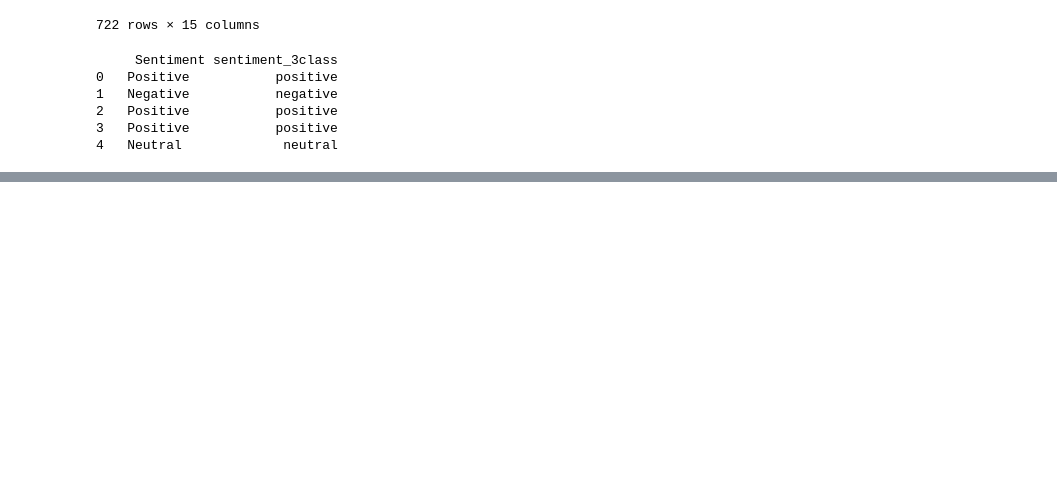
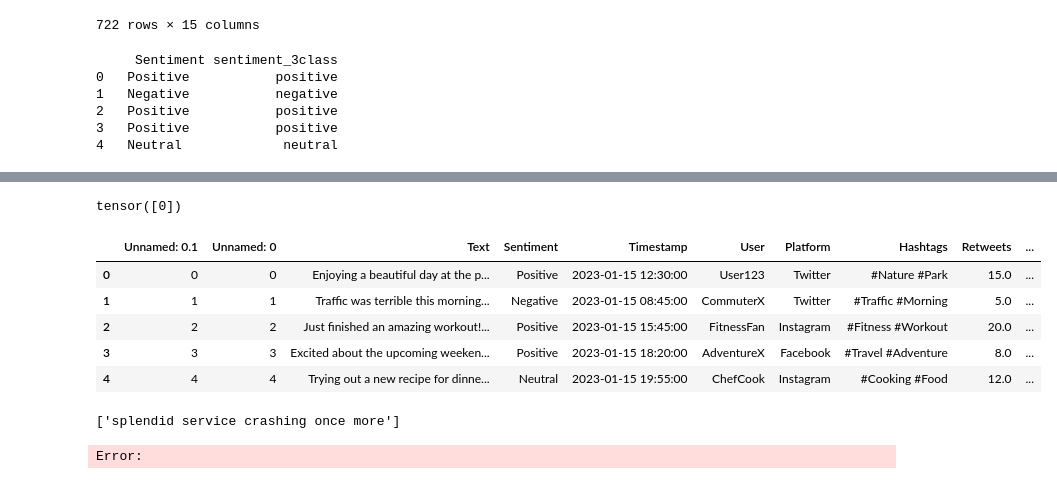
Before and after one commit to Gabriel-Fadoul/causal-learning-sentiment-analysis, a Jupyter notebook: notebooks/data_exploration.ipynb, the cells around one changed output, grey strips where cells are left out. Cells and saved outputs as stored; diff of their text form; code cells hidden in the pictures; blank space fills up the shorter version.

Commit message:
Treina modelo Baseline e aplica função de intervenção nos dados originais

```diff
--- a/notebooks/data_exploration.ipynb
+++ b/notebooks/data_exploration.ipynb
@@ -115,0 +130,8 @@ df_raw
+# %%
+label_map = {
+    "negative": 0,
+    "neutral": 1,
+    "positive": 2
+}
+
+df_raw["label"] = df_raw["sentiment_3class"].map(label_map)
@@ -115,0 +254,36 @@ df_raw
+# %%
+text = "The food was definitely good, but when all was said and done, I just couldn't justify it for the price"
+
+inputs = tokenizer(
+    text,
+    return_tensors="pt"
+)
+
+outputs = model(**inputs)
+
+prediction = outputs.logits.argmax(dim=1)
+
+print(prediction)
+# %% [output]
+tensor([0])
+# %%
+df_raw.head()
+# %% [output]
+|  | Unnamed: 0.1 | Unnamed: 0 | Text | Sentiment | Timestamp | User | Platform | Hashtags | Retweets | ... |
+| 0 | 0 | 0 | Enjoying a beautiful day at the p... | Positive | 2023-01-15 12:30:00 | User123 | Twitter | #Nature #Park | 15.0 | ... |
+| 1 | 1 | 1 | Traffic was terrible this morning... | Negative | 2023-01-15 08:45:00 | CommuterX | Twitter | #Traffic #Morning | 5.0 | ... |
+| 2 | 2 | 2 | Just finished an amazing workout!... | Positive | 2023-01-15 15:45:00 | FitnessFan | Instagram | #Fitness #Workout | 20.0 | ... |
+| 3 | 3 | 3 | Excited about the upcoming weeken... | Positive | 2023-01-15 18:20:00 | AdventureX | Facebook | #Travel #Adventure | 8.0 | ... |
+| 4 | 4 | 4 | Trying out a new recipe for dinne... | Neutral | 2023-01-15 19:55:00 | ChefCook | Instagram | #Cooking #Food | 12.0 | ... |
+# %%
+import nlpaug.augmenter.word as naw
+
+aug = naw.SynonymAug()
+
+text = "excellent service crashing again"
+
+augmented = aug.augment(text)
+
+print(augmented)
+# %% [output]
+['splendid service crashing once more']
@@ -115,0 +316,25 @@ df_raw
+# %%
+import torch.nn.functional as F
+
+
+outputs_original = model(**inputs_original)
+
+outputs_augmented = model(**inputs_augmented)
+
+# logits_original = outputs_original.logits
+
+# logits_augmented = outputs_augmented.logits
+
+# loss_ce = criterion(
+#     logits_original,
+#     labels
+# )
+
+# loss_consistency = F.mse_loss(
+#     logits_original,
+#     logits_augmented
+# )
+
+# loss = loss_ce + 0.2 * loss_consistency
+# %% [output]
+Error:
```
Also changed, not shown: parts of 14 cells of this notebook, 1 other file.
